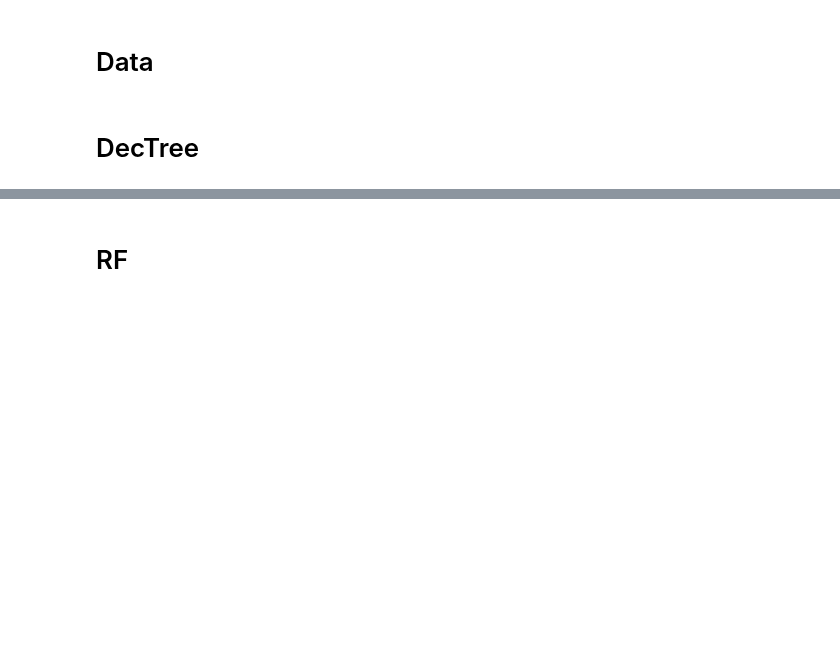
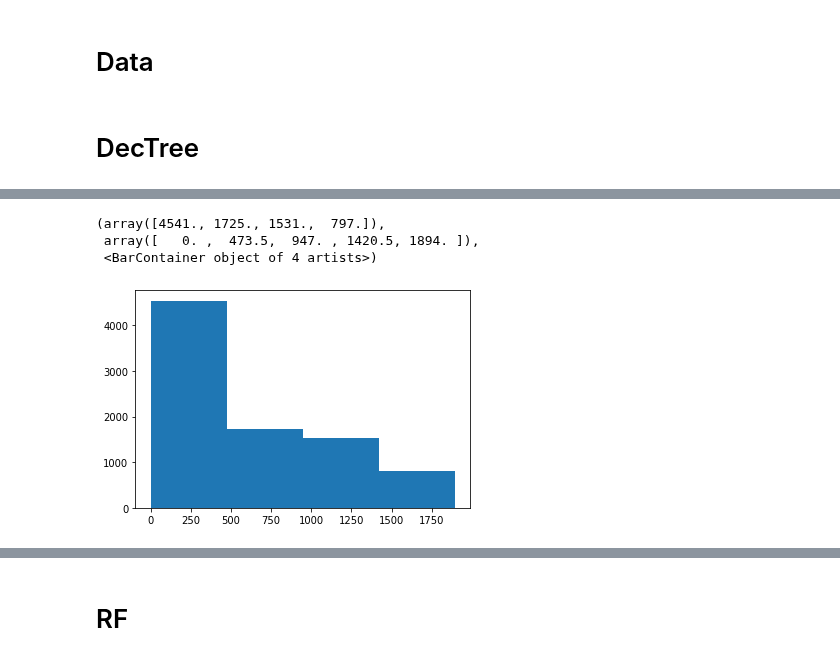
Before and after one commit to PatrickSVM/Spaceship-Titanic-Kaggle-Challenge, a Jupyter notebook: Spaceship_Titanic_Modeling.ipynb, the cells around one changed output, grey strips where cells are left out. Saved outputs shown, nothing was run; the diff lists cells and outputs as text; code cells hidden in the pictures; blank space fills up the shorter version.

```diff
--- a/Spaceship_Titanic_Modeling.ipynb
+++ b/Spaceship_Titanic_Modeling.ipynb
@@ -56,0 +133,8 @@ X = train.drop("Transported", axis=1).copy()
+# %%
+# Do it in 4
+plt.hist(X[X.CabinNum!="Missing"].CabinNum.astype(int), bins=4)
+# %% [output]
+(array([4541., 1725., 1531.,  797.]),
+ array([   0. ,  473.5,  947. , 1420.5, 1894. ]),
+ <BarContainer object of 4 artists>)
+[figure, added]
```
Also changed, not shown: parts of 53 cells of this notebook, 9 other files.
